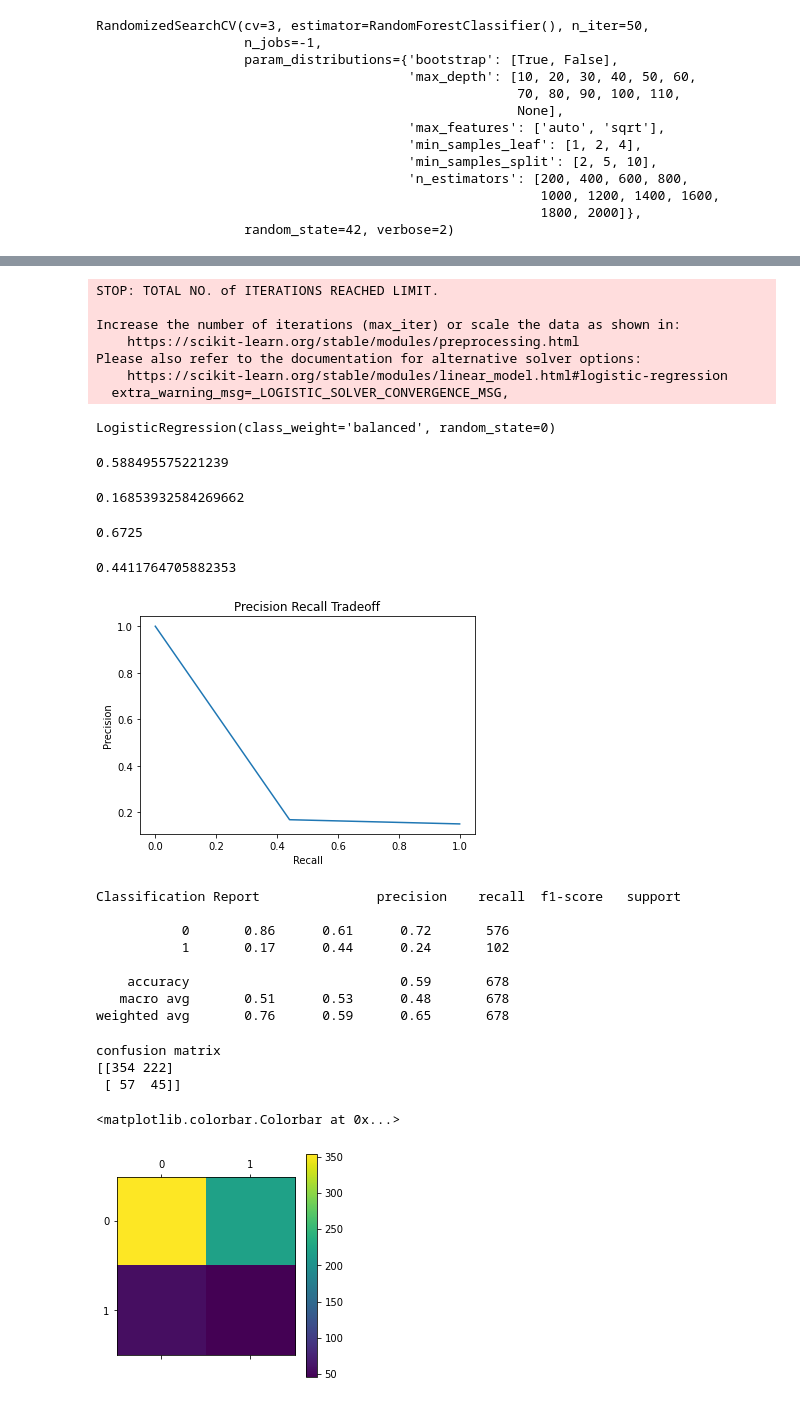
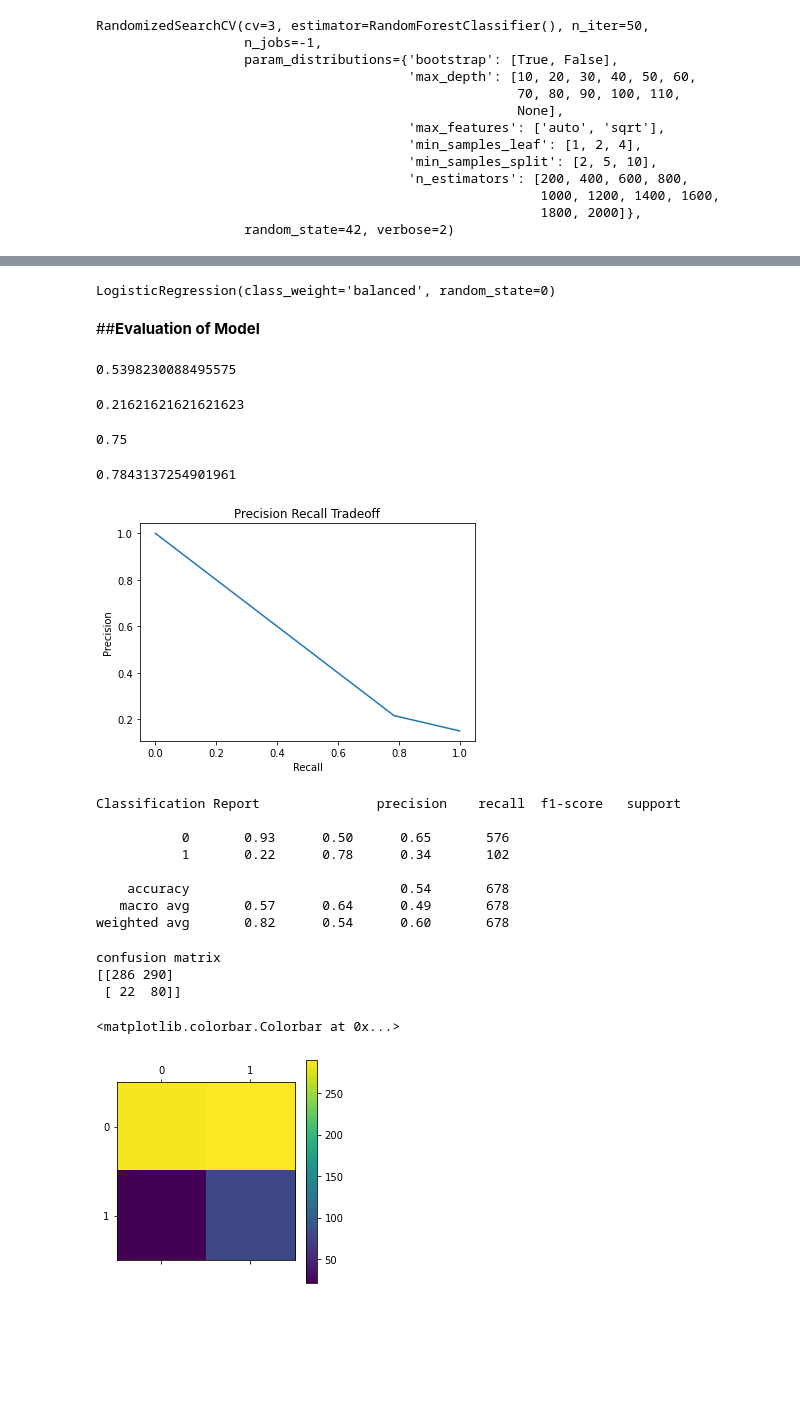
Before and after one commit to shub0411/Cardiovascular-Risk-Prediction, a Jupyter notebook: Cardiovascular_Risk_Prediction_Capstone_Project.ipynb, the cells around one changed output, grey strips where cells are left out. Drawn from its saved outputs; the diff is of its cells as text; code cells hidden in the pictures; blank space fills up the shorter version.

```diff
--- a/Cardiovascular_Risk_Prediction_Capstone_Project.ipynb
+++ b/Cardiovascular_Risk_Prediction_Capstone_Project.ipynb
@@ -860,0 +1036,3 @@ confusion matrix
+# %%
+model = svm.SVC(C=1.0, kernel='linear', class_weight='balanced')
+model.fit(X_train, train_dependent.values.ravel())
@@ -898,9 +1060,10 @@ precision_score(test[dependent_variables], model.predict(x_test))
 # %%
-param_grid = { 'kernel': ['rbf','linear'],'class_weight':['balanced']}
+param_grid = {
+              'kernel': ['rbf','linear'],'class_weight':['balanced']}
 
 grid = GridSearchCV(svm.SVC(), param_grid, refit = True, verbose = 3)
 
 # fitting the model for grid search
-grid.fit(x_train, train_dependent.values.ravel())
+grid.fit(X_train, train_dependent.values.ravel())
 # %% [output]
 Fitting 5 folds for each of 2 candidates, totalling 10 fits
@@ -977,7 +1144,7 @@ clf = RandomForestClassifier()
 # Random search of parameters, using 3 fold cross validation,
 rf = RandomizedSearchCV(estimator = clf, param_distributions = random_grid, n_iter = 50, cv = 3, verbose=2, random_state=42, n_jobs = -1)
 # %%
-rf.fit(x_train,train_dependent.values)
+rf.fit(X_train,train_dependent.values)
 # %% [output]
 Fitting 3 folds for each of 50 candidates, totalling 150 fits
 RandomizedSearchCV(cv=3, estimator=RandomForestClassifier(), n_iter=50,
@@ -1033,41 +1204,36 @@ clf = LogisticRegression(random_state=0,class_weight='balanced')
 # %%
 # fitting scaled data
 
-clf.fit(x_train, train_dependent.values.ravel())
+clf.fit(X_train, train_dependent.values.ravel())
 # %% [output]
-STOP: TOTAL NO. of ITERATIONS REACHED LIMIT.
-
-Increase the number of iterations (max_iter) or scale the data as shown in:
-    https://scikit-learn.org/stable/modules/preprocessing.html
-Please also refer to the documentation for alternative solver options:
-    https://scikit-learn.org/stable/modules/linear_model.html#logistic-regression
-  extra_warning_msg=_LOGISTIC_SOLVER_CONVERGENCE_MSG,
+LogisticRegression(class_weight='balanced', random_state=0)
-LogisticRegression(class_weight='balanced', random_state=0)
+# %% [markdown]
+##**Evaluation of Model**
 # %%
 # accuracy score on test data
-accuracy_score(test[dependent_variables], clf.predict(x_test))
+accuracy_score(test[dependent_variables], clf.predict(X_test))
 # %% [output]
-0.588495575221239
+0.5398230088495575
 # %%
 # precision score on test data
 
-precision_score(test[dependent_variables], clf.predict(x_test))
+precision_score(test[dependent_variables], clf.predict(X_test))
 # %% [output]
-0.16853932584269662
+0.21621621621621623
 # %%
 # recall score  for training data
 
-recall_score(train_dependent, clf.predict(x_train))
+recall_score(train_dependent, clf.predict(X_train))
 # %% [output]
-0.6725
+0.75
 # %%
 # recall score  for testing data
-recall_score(test[dependent_variables], clf.predict(x_test))
+recall_score(test[dependent_variables], clf.predict(X_test))
 # %% [output]
-0.4411764705882353
+0.7843137254901961
 # %%
 from sklearn.metrics import precision_recall_curve
-y_decision_function = clf.predict(x_test)
+y_decision_function = clf.predict(X_test)
 precision,recall,threshold = precision_recall_curve(test[dependent_variables],y_decision_function)
 plt.plot(recall,precision)
 plt.xlabel('Recall')
@@ -1075,30 +1241,30 @@ plt.ylabel('Precision')
 plt.title('Precision Recall Tradeoff')
 plt.show()
 # %% [output]
-[figure, old version]
+[figure, new version]
 # %%
 #classification report
 
-print("Classification Report",classification_report(test[dependent_variables], clf.predict(x_test)))
+print("Classification Report",classification_report(test[dependent_variables], clf.predict(X_test)))
 # %% [output]
 Classification Report               precision    recall  f1-score   support
 
-           0       0.86      0.61      0.72       576
-           1       0.17      0.44      0.24       102
+           0       0.93      0.50      0.65       576
+           1       0.22      0.78      0.34       102
 
-    accuracy                           0.59       678
-   macro avg       0.51      0.53      0.48       678
-weighted avg       0.76      0.59      0.65       678
+    accuracy                           0.54       678
+   macro avg       0.57      0.64      0.49       678
+weighted avg       0.82      0.54      0.60       678
 # %%
 #Confusion Matrix
-conf_matrix = confusion_matrix(test[dependent_variables], clf.predict(x_test))
+conf_matrix = confusion_matrix(test[dependent_variables], clf.predict(X_test))
 print("confusion matrix")
 print(conf_matrix)
 plt.matshow(conf_matrix)
 plt.colorbar()
 # %% [output]
 confusion matrix
-[[354 222]
- [ 57  45]]
+[[286 290]
+ [ 22  80]]
 <matplotlib.colorbar.Colorbar at 0x...>
-[figure, old version]
+[figure, new version]
```
Also changed, not shown: parts of 211 cells of this notebook.
